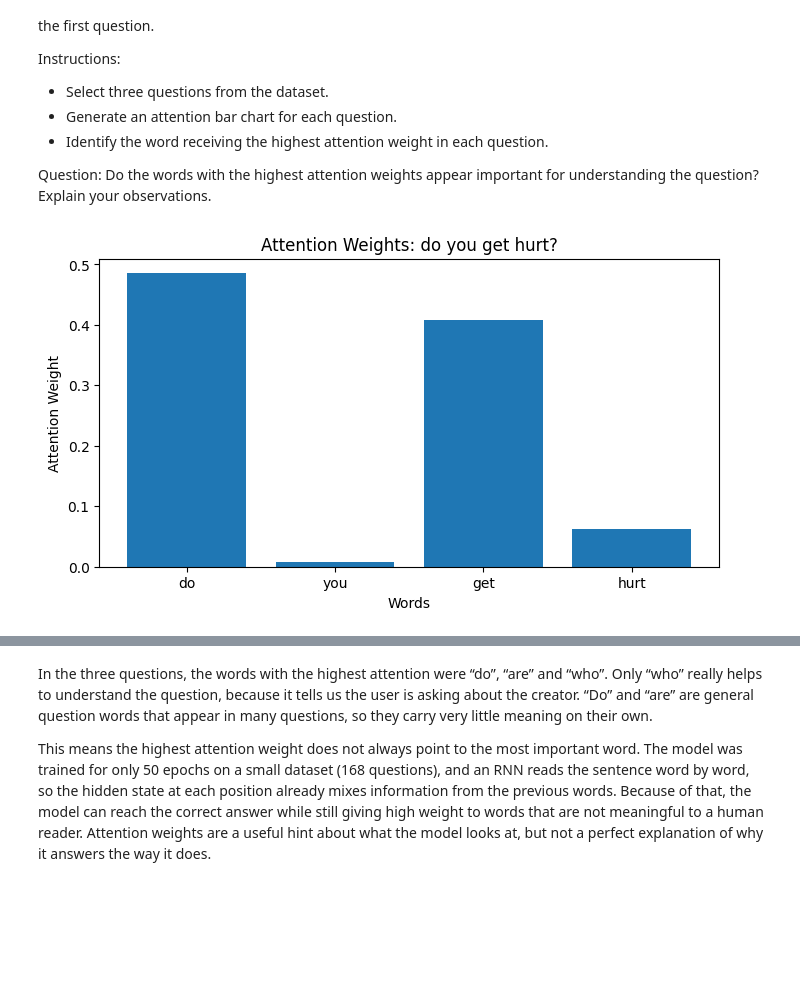
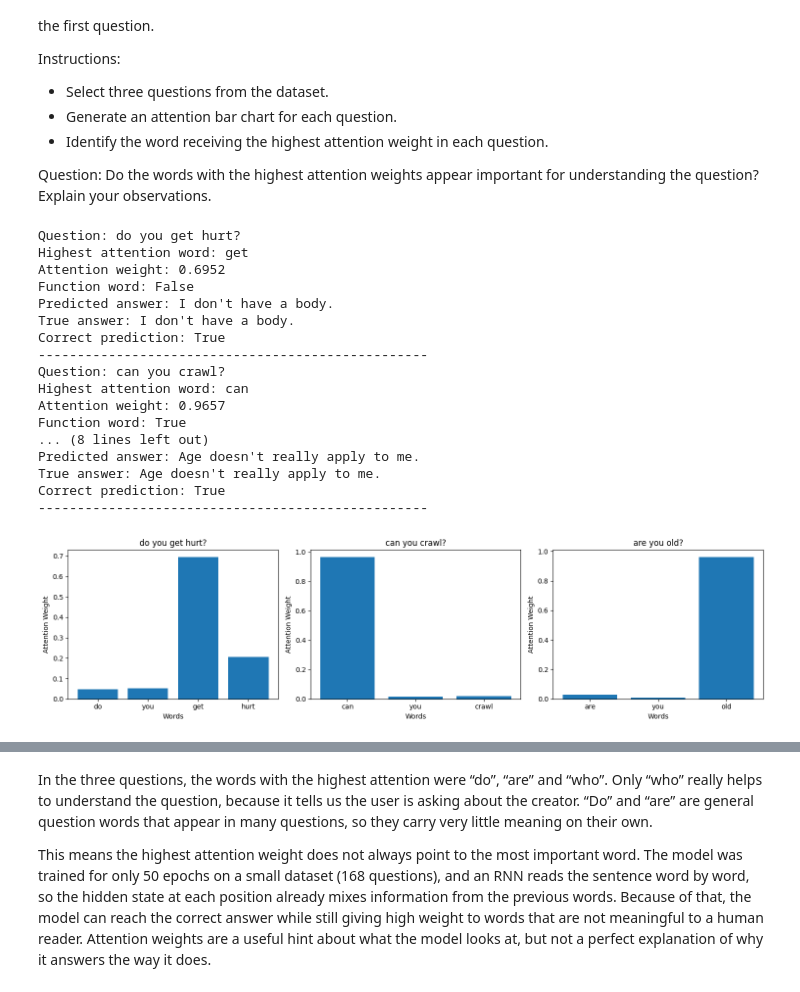
Before and after one commit to zainab-bukhamsin/NLP_Lab11, a Jupyter notebook: Lab_11_Attention_with_RNN.ipynb, the cells around one changed output, grey strips where cells are left out. Saved outputs shown, nothing was run; the diff lists cells and outputs as text; code cells hidden in the pictures; blank space fills up the shorter version.

```diff
--- a/Lab_11_Attention_with_RNN.ipynb
+++ b/Lab_11_Attention_with_RNN.ipynb
@@ -86,13 +97,19 @@ model = RNN()
 ## Step 5 — Train the model
 The model learns which answer belongs to each question.
 # %%
+
 optimizer = torch.optim.Adam(model.parameters(), lr=0.01)
 
 for epoch in range(50):
-    loss = nn.functional.cross_entropy(model(X)[0], y) #calculate loss to reduce it
-    loss.backward() #backpropagation to update parameters
-    optimizer.step() #update parameters
+    optimizer.zero_grad()
+
+    output, weights = model(X)
+    loss = nn.functional.cross_entropy(output, y)
+
+    loss.backward()
+    optimizer.step()
 
 print("Training finished!")
+print("Final Loss:", round(loss.item(), 4))
 # %% [output]
 Training finished!
@@ -128,39 +146,71 @@ Question: Do the words with the highest attention weights appear important for u
 # %%
 
 # Task 1 - Understand Attention Weights
 
-# Select three questions from the dataset
-question_indices = [0, 14, 42]
+question_indices = [0, 6, 14]
+
+function_words = {
+    "do", "does", "can", "are", "is", "you",
+    "your", "the", "a", "what", "how", "who"
+}
 
 model.eval()
 
-for i in question_indices:
+fig, axes = plt.subplots(1, 3, figsize=(15, 4))
+
+for ax, i in zip(axes, question_indices):
+
     question = df["question"].iloc[i]
 
-    # Get the words in the question
     tokens = [int(t) for t in X[i] if int(t) != 0]
     words = [tokenizer.index_word[t] for t in tokens]
 
-    # Get attention weights from the model
     with torch.no_grad():
         prediction, weights = model(X[i:i+1])
 
     attention_weights = weights[0, :len(words)].tolist()
 
-    # Plot attention weights
-    plt.figure(figsize=(8, 4))
-    plt.bar(words, attention_weights)
-    plt.title("Attention Weights: " + question)
-    plt.xlabel("Words")
-    plt.ylabel("Attention Weight")
-    plt.show()
+    top = attention_weights.index(max(attention_weights))
+    predicted_id = prediction.argmax(dim=1).item()
 
-    # Find the word with the highest attention
-    max_index = attention_weights.index(max(attention_weights))
+    predicted_answer = df.loc[
+        df["answer_id"] == predicted_id, "answer"
+    ].iloc[0]
+
+    true_answer = df["answer"].iloc[i]
+
+    ax.bar(words, attention_weights)
+    ax.set_title(question)
+    ax.set_xlabel("Words")
+    ax.set_ylabel("Attention Weight")
 
     print("Question:", question)
-    print("Highest attention word:", words[max_index])
-    print("Attention weight:", round(attention_weights[max_index], 4))
-    print("-" * 40)
+    print("Highest attention word:", words[top])
+    print("Attention weight:", round(attention_weights[top], 4))
+    print("Function word:", words[top] in function_words)
+    print("Predicted answer:", predicted_answer)
+    print("True answer:", true_answer)
+    print("Correct prediction:", predicted_id == df["answer_id"].iloc[i])
+    print("-" * 50)
+
+plt.tight_layout()
+plt.show()
 # %% [output]
+Question: do you get hurt?
+Highest attention word: get
+Attention weight: 0.6952
+Function word: False
+Predicted answer: I don't have a body.
+True answer: I don't have a body.
+Correct prediction: True
+--------------------------------------------------
+Question: can you crawl?
+Highest attention word: can
+Attention weight: 0.9657
+Function word: True
+... (8 lines left out)
+Predicted answer: Age doesn't really apply to me.
+True answer: Age doesn't really apply to me.
+Correct prediction: True
+--------------------------------------------------
-[figure, old version]
+[figure, new version]
```
Also changed, not shown: parts of 7 cells of this notebook.
